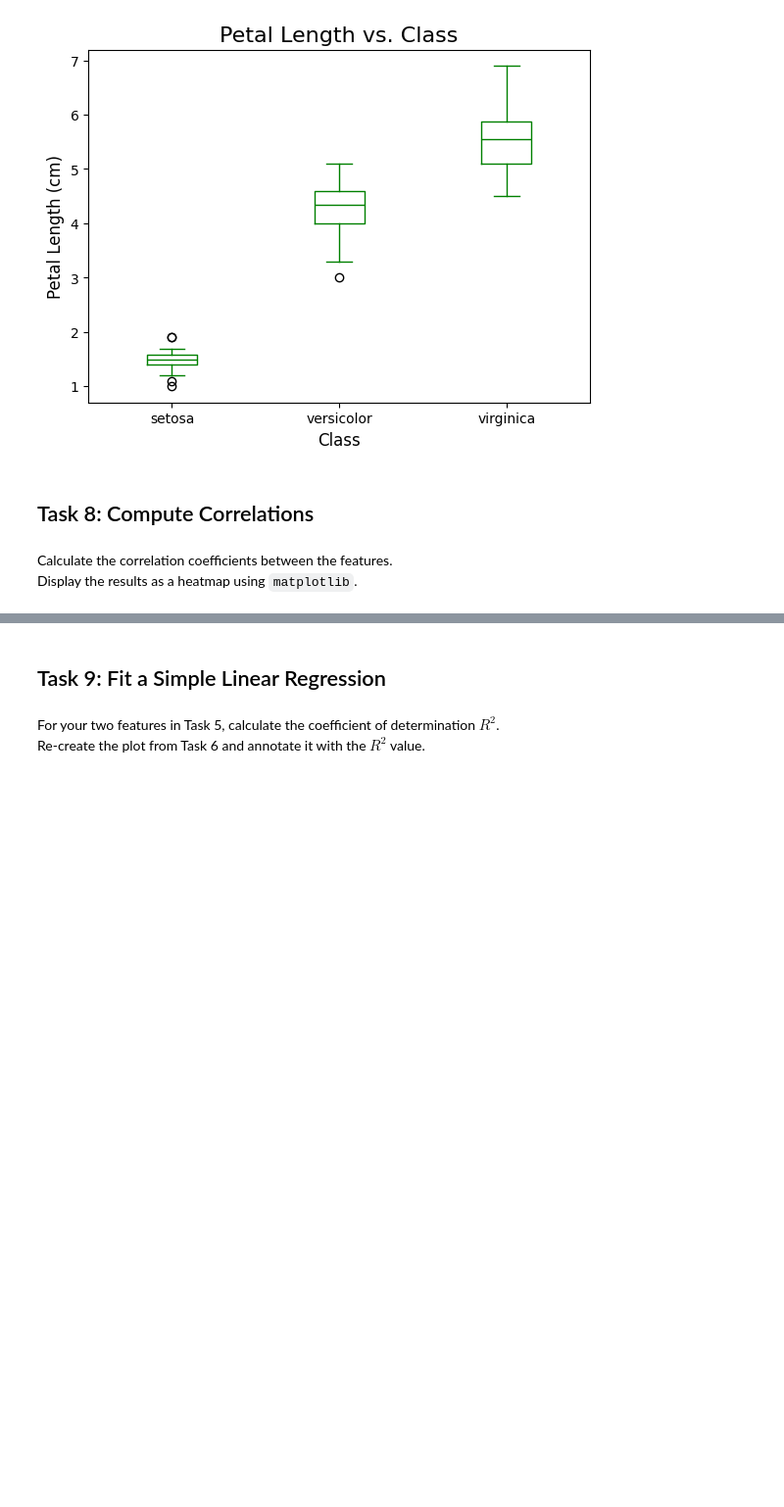
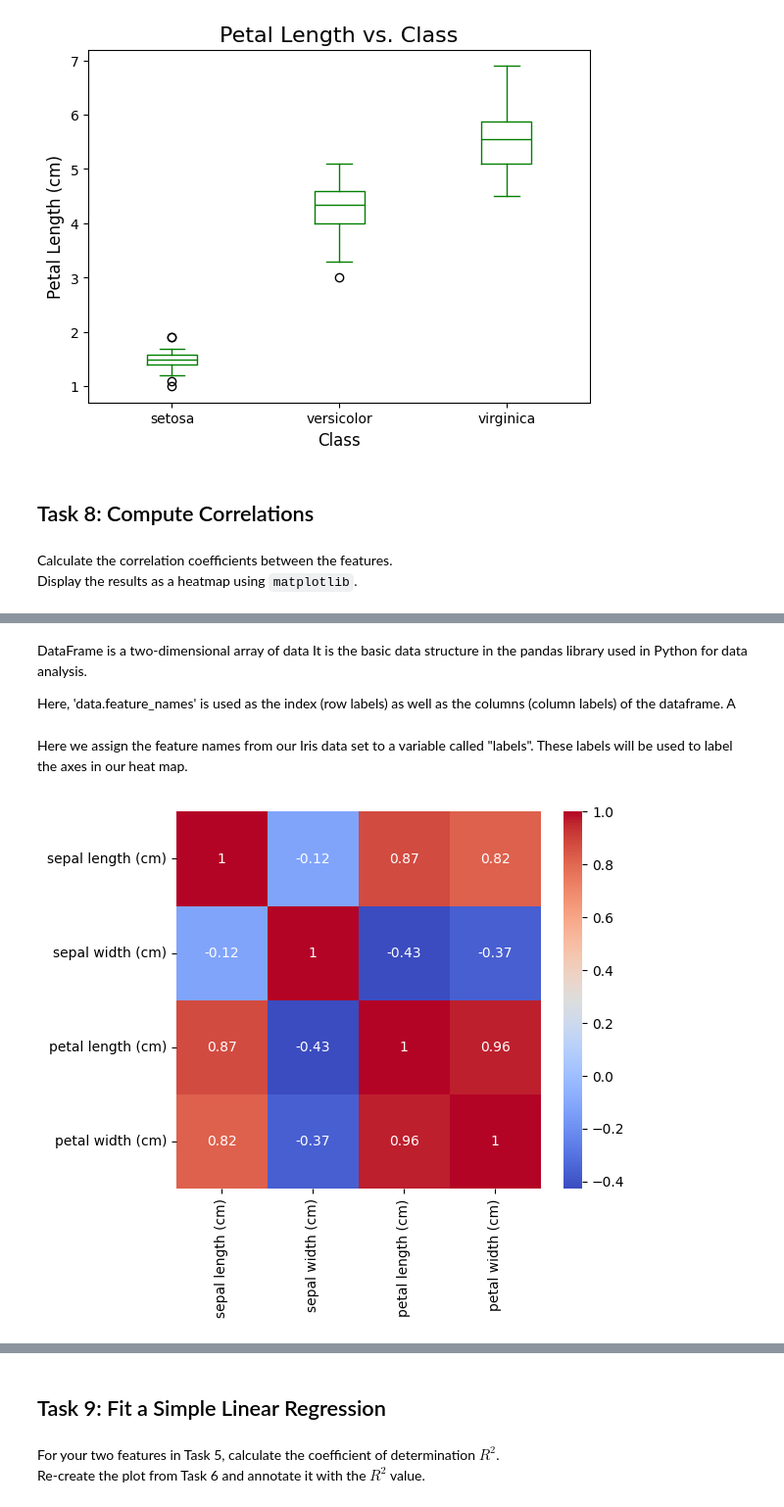
Before and after one commit to Glogover/principles_of_data_analytics, a Jupyter notebook: tasks.ipynb, the cells around one changed output, grey strips where cells are left out. Shown at 98% size. Cells and saved outputs as stored; diff of their text form; code cells hidden in the pictures; blank space fills up the shorter version.

```diff
--- a/tasks.ipynb
+++ b/tasks.ipynb
@@ -33,7 +33,7 @@ Explain, in your own words, what the `load_iris()` function returns.
 https://scikit-learn.org/stable/modules/generated/sklearn.datasets.load_iris.html
 # %%
 # Load the dataset.
-data = skl.datasets.load_iris()
+data = load_iris()
 
 # Look at the data
 #data
@@ -630,3 +634,9 @@ plt.show()
 # %% [markdown]
 Calculate the correlation coefficients between the features.
 Display the results as a heatmap using `matplotlib`.
+# %%
+# Calculate correlation coefficients
+correlation_matrix = np.corrcoef(data.data.T)
+
+# Show.
+correlation_matrix
@@ -632,0 +662,19 @@ Display the results as a heatmap using `matplotlib`.
+# %% [markdown]
+DataFrame is a two-dimensional array of data It is the basic data structure in the pandas library used in Python for data analysis.
+
+Here, 'data.feature_names' is used as the index (row labels) as well as the columns (column labels) of the dataframe. A
+# %%
+# Set labels for heatmap (feature names)
+labels = data.feature_names
+# %% [markdown]
+Here we assign the feature names from our Iris data set to a variable called "labels".
+These labels will be used to label the axes in our heat map.
+# %%
+# Plot correlation matrix as a heatmap
+plt.figure(figsize=(6, 5))
+sns.heatmap(correlation_matrix, annot=True, xticklabels=labels, yticklabels=labels, cmap='coolwarm')
+
+# Show the plot
+plt.show()
+# %% [output]
+[figure, added]
```
Also changed, not shown: parts of 6 cells of this notebook.
